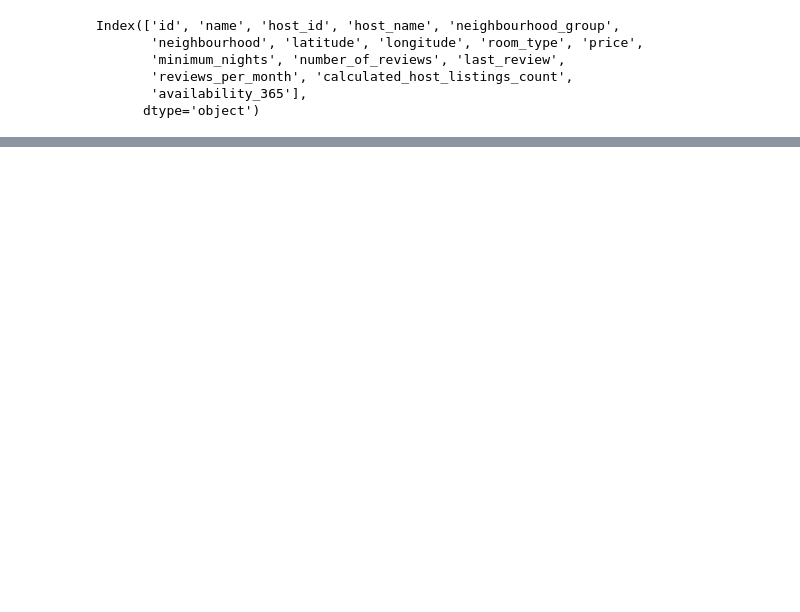
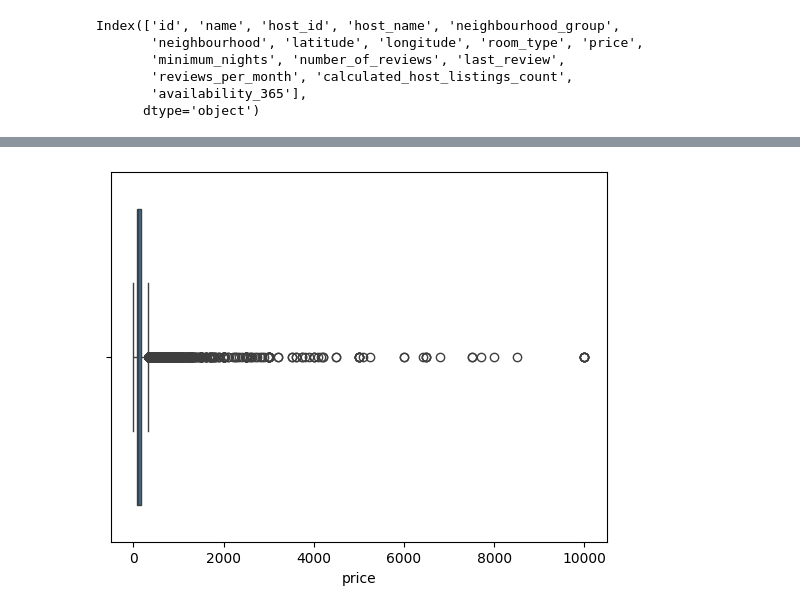
Before and after one commit to codingprahlad/Python-learning, a Jupyter notebook: Airbnb_Data.ipynb, the cells around one changed output, grey strips where cells are left out. Saved outputs shown, nothing was run; the diff lists cells and outputs as text; code cells hidden in the pictures; blank space fills up the shorter version.

```diff
--- a/Airbnb_Data.ipynb
+++ b/Airbnb_Data.ipynb
@@ -76,0 +147,6 @@ Airbnb_data.head(3)
+# %%
+Airbnb_data['listing_name'].fillna('unknown',inplace=True)
+Airbnb_data['host_name'].fillna('no_name',inplace=True)
+# %%
+Airbnb_data = Airbnb_data.rename(columns = rename_col)
+Airbnb_data.head(5)
@@ -76,0 +167,2 @@ Airbnb_data.head(3)
+# %%
+Airbnb_data = Airbnb_data.drop(["last_review"], axis=1)
@@ -76,0 +189,2 @@ Airbnb_data.head(3)
+# %%
+Airbnb_data['reviews_per_month'] = Airbnb_data['reviews_per_month'].replace(to_replace=np.nan,value=0).astype('int64')
@@ -76,0 +278,6 @@ Airbnb_data.head(3)
+# %%
+sns.boxplot(x = Airbnb_data['price'])
+
+plt.show()
+# %% [output]
+[figure, added]
```
Also changed, not shown: parts of 20 cells of this notebook.
